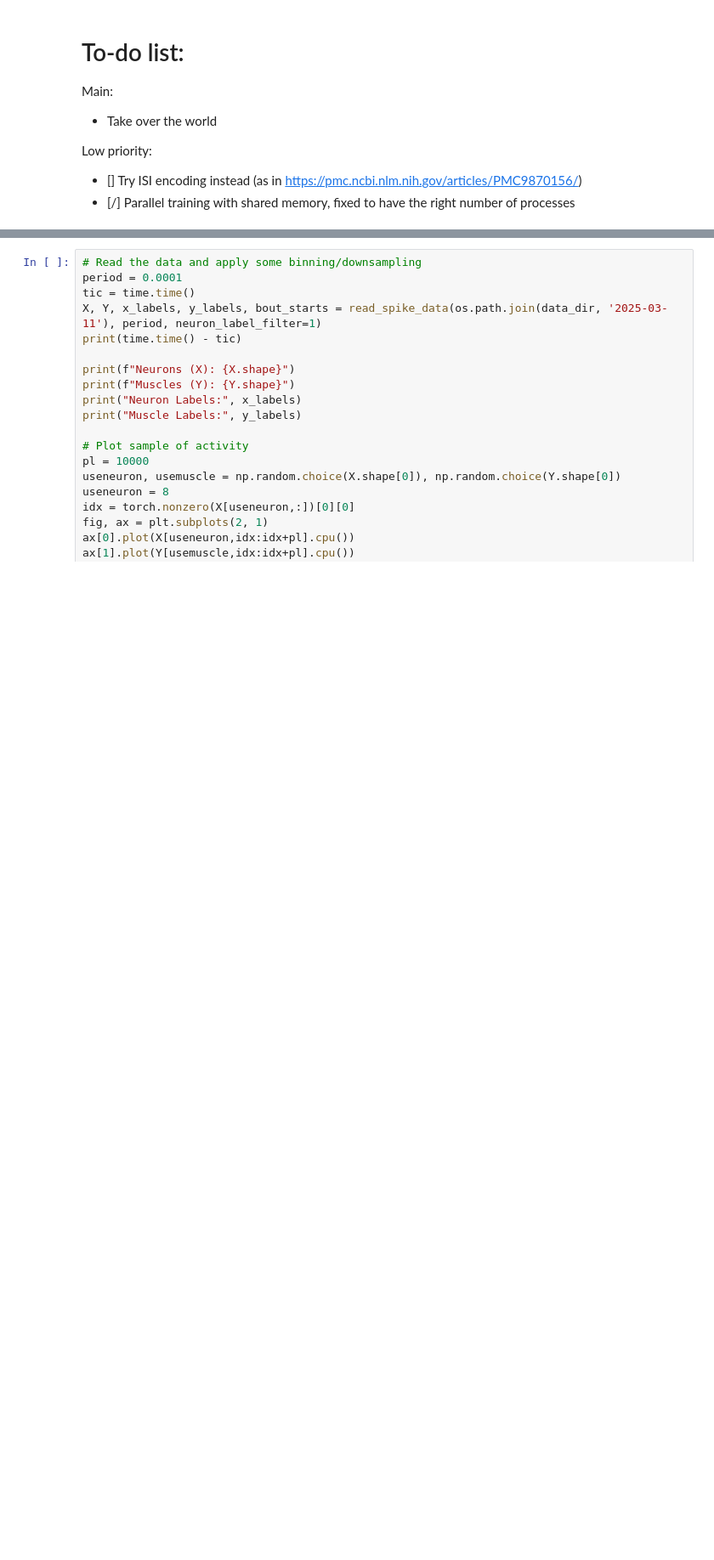
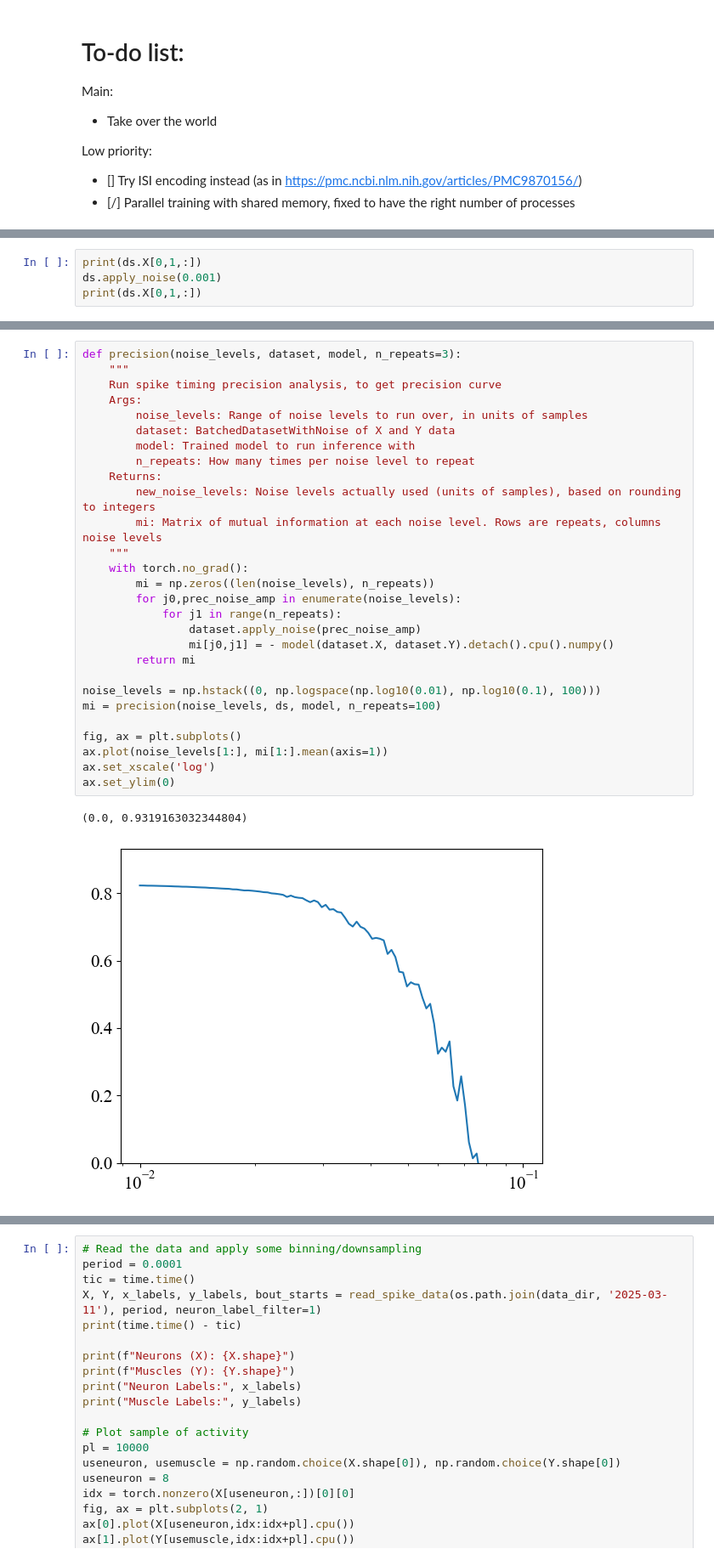
Before and after one commit to LeoJW/VNCMPanalysis, a Jupyter notebook: eslam_MI/Mothy_MI.ipynb, the cells around one changed output, grey strips where cells are left out. Shown at 85% size. Cells and saved outputs as stored; diff of their text form; blank space fills up the shorter version.

Commit message:
additional fixes to new data handling

```diff
--- a/eslam_MI/Mothy_MI.ipynb
+++ b/eslam_MI/Mothy_MI.ipynb
@@ -131,0 +132,4 @@ mi
+# %%
+print(ds.X[0,1,:])
+ds.apply_noise(0.001)
+print(ds.X[0,1,:])
@@ -131,0 +145,31 @@ mi
+# %%
+def precision(noise_levels, dataset, model, n_repeats=3):
+    """
+    Run spike timing precision analysis, to get precision curve
+    Args:
+        noise_levels: Range of noise levels to run over, in units of samples
+        dataset: BatchedDatasetWithNoise of X and Y data
+        model: Trained model to run inference with
+        n_repeats: How many times per noise level to repeat
+    Returns:
+        new_noise_levels: Noise levels actually used (units of samples), based on rounding to integers
+        mi: Matrix of mutual information at each noise level. Rows are repeats, columns noise levels
+    """
+    with torch.no_grad():
+        mi = np.zeros((len(noise_levels), n_repeats))
+        for j0,prec_noise_amp in enumerate(noise_levels):
+            for j1 in range(n_repeats):
+                dataset.apply_noise(prec_noise_amp)
+                mi[j0,j1] = - model(dataset.X, dataset.Y).detach().cpu().numpy()
+        return mi
+
+noise_levels = np.hstack((0, np.logspace(np.log10(0.01), np.log10(0.1), 100)))
+mi = precision(noise_levels, ds, model, n_repeats=100)
+
+fig, ax = plt.subplots()
+ax.plot(noise_levels[1:], mi[1:].mean(axis=1))
+ax.set_xscale('log')
+ax.set_ylim(0)
+# %% [output]
+(0.0, 0.9319163032344804)
+[figure, added]
```
Also changed, not shown: parts of 4 cells of this notebook, 1 other file.
